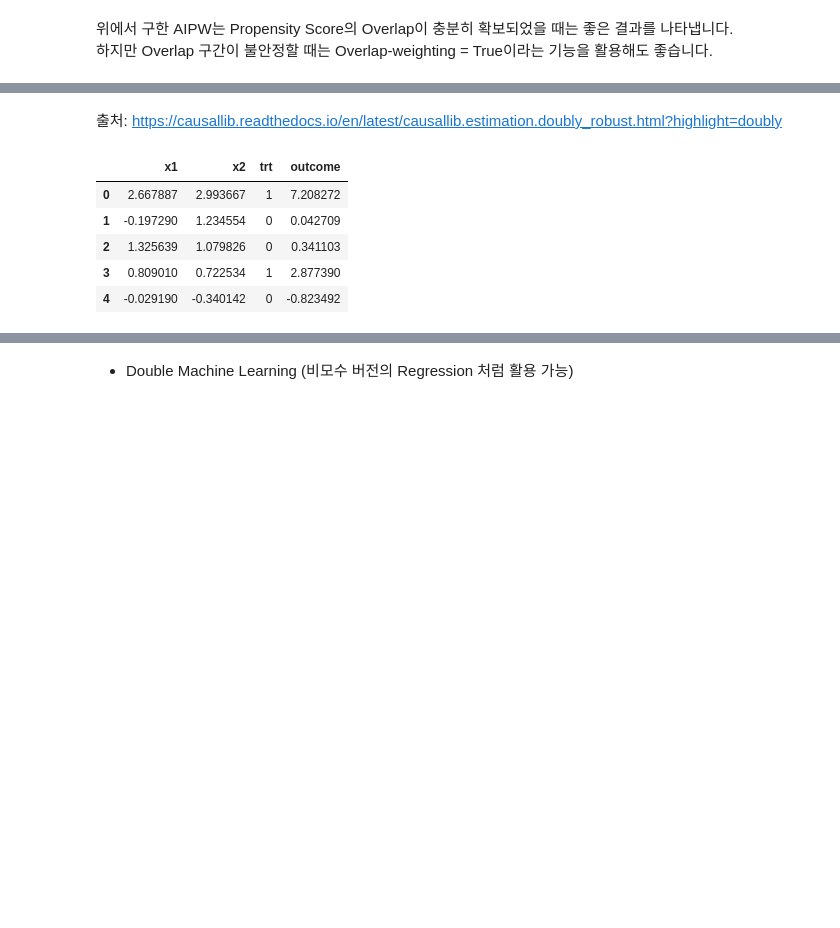
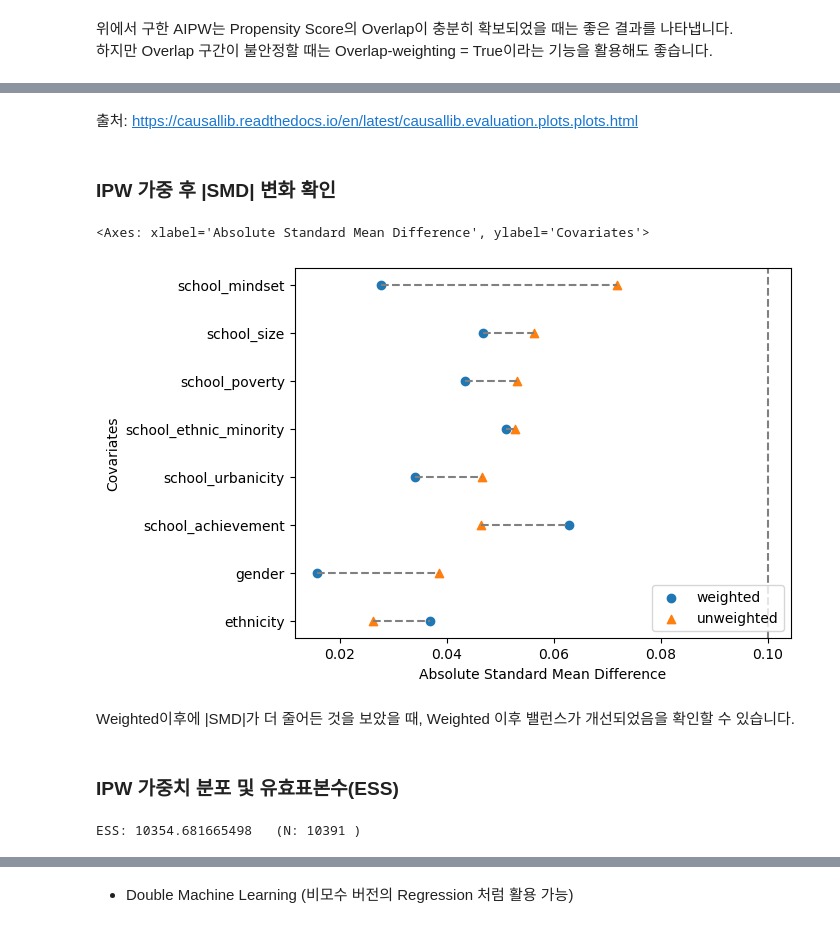
Before and after one commit to MinSeok1o28/awesome-causal-inference-python, a Jupyter notebook: book/ate/propensity_score_and_dml.ipynb, the cells around one changed output, grey strips where cells are left out. Saved outputs shown, nothing was run; the diff lists cells and outputs as text; code cells hidden in the pictures; blank space fills up the shorter version.

Commit message:
IPW Robustness Check 시각화 코드 추가

```diff
--- a/book/ate/propensity_score_and_dml.ipynb
+++ b/book/ate/propensity_score_and_dml.ipynb
@@ -184,2 +208,2 @@ causalpy 라이브러리에서 제공하는 추가적인 세 가지 IPW 구하
 # %% [markdown]
-출처: https://causallib.readthedocs.io/en/latest/causallib.estimation.doubly_robust.html?highlight=doubly
+출처: https://causallib.readthedocs.io/en/latest/causallib.evaluation.plots.plots.html
@@ -193,25 +209,0 @@ import causalpy as cp
-# %%
-df1 = pd.DataFrame(
-    np.random.multivariate_normal([0.5, 1], [[2, 1], [1, 1]], size=10000),
-    columns=["x1", "x2"],
-)
-df1["trt"] = np.where(
-    -0.5 + 0.25 * df1["x1"] + 0.75 * df1["x2"] + np.random.normal(0, 1, size=10000) > 0,
-    1,
-    0,
-)
-TREATMENT_EFFECT = 2
-df1["outcome"] = (
-    TREATMENT_EFFECT * df1["trt"]
-    + df1["x1"]
-    + df1["x2"]
-    + np.random.normal(0, 1, size=10000)
-)
-df1.head()
-# %% [output]
-|  | x1 | x2 | trt | outcome |
-| 0 | 2.667887 | 2.993667 | 1 | 7.208272 |
-| 1 | -0.197290 | 1.234554 | 0 | 0.042709 |
-| 2 | 1.325639 | 1.079826 | 0 | 0.341103 |
-| 3 | 0.809010 | 0.722534 | 1 | 2.877390 |
-| 4 | -0.029190 | -0.340142 | 0 | -0.823492 |
@@ -217,0 +214,17 @@ df1.head()
+# %% [markdown]
+### IPW 가중 후 |SMD| 변화 확인
+# %%
+res.plot_covariate_balance(kind="love", phase="valid", thresh=0.1)
+# %% [output]
+<Axes: xlabel='Absolute Standard Mean Difference', ylabel='Covariates'>
+[figure, added]
+# %% [markdown]
+Weighted이후에 |SMD|가 더 줄어든 것을 보았을 때, Weighted 이후 밸런스가 개선되었음을 확인할 수 있습니다.
+# %% [markdown]
+### IPW 가중치 분포 및 유효표본수(ESS)
+# %%
+w = weight_model.compute_weights(X, T)
+ESS = (w.sum()**2) / (w**2).sum()
+print("ESS:", float(ESS), "  (N:", len(w), ")")
+# %% [output]
+ESS: 10354.681665498   (N: 10391 )
```
Also changed, not shown: parts of 31 cells of this notebook, 1 other file.
